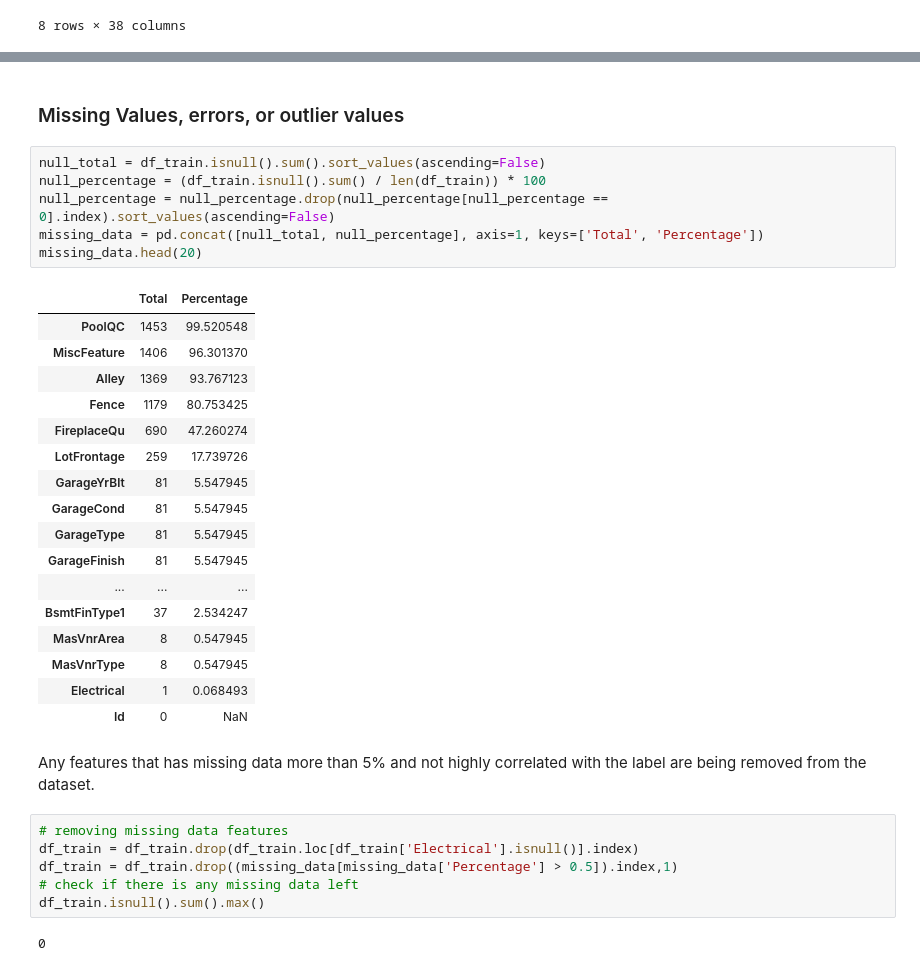
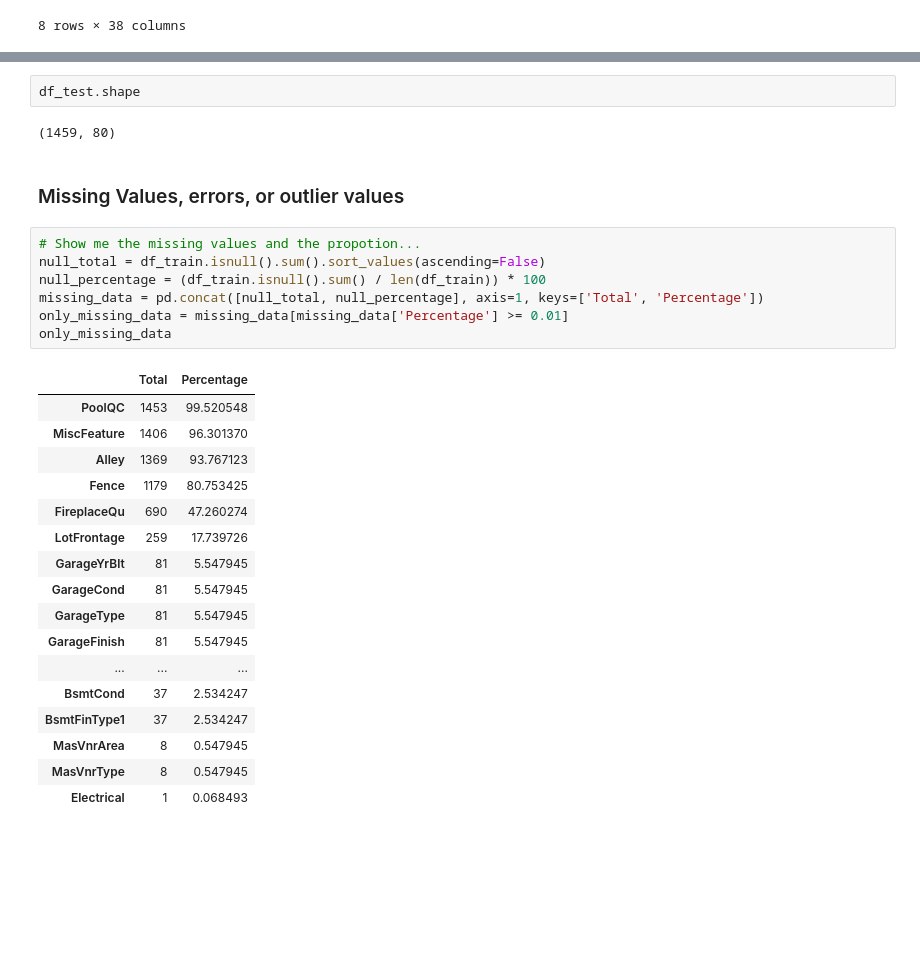
Before and after one commit to LooyeeNg/DataScienceProjects, a Jupyter notebook: house price predictions/house-price-predictions.ipynb, the cells around one changed output, grey strips where cells are left out. Drawn from its saved outputs; the diff is of its cells as text; blank space fills up the shorter version.

Commit message:
Column Names, Missing Values, Numerical Variables

```diff
--- a/house price predictions/house-price-predictions.ipynb
+++ b/house price predictions/house-price-predictions.ipynb
@@ -50,36 +56,31 @@ plt.show()
+# %%
+df_test.shape
+# %% [output]
+(1459, 80)
 # %% [markdown]
 ### Missing Values, errors, or outlier values
 # %%
+# Show me the missing values and the propotion...
 null_total = df_train.isnull().sum().sort_values(ascending=False)
 null_percentage = (df_train.isnull().sum() / len(df_train)) * 100
-null_percentage = null_percentage.drop(null_percentage[null_percentage == 0].index).sort_values(ascending=False)
 missing_data = pd.concat([null_total, null_percentage], axis=1, keys=['Total', 'Percentage'])
-missing_data.head(20)
+only_missing_data = missing_data[missing_data['Percentage'] >= 0.01]
+only_missing_data
 # %% [output]
 |  | Total | Percentage |
 | PoolQC | 1453 | 99.520548 |
 | MiscFeature | 1406 | 96.301370 |
 | Alley | 1369 | 93.767123 |
 | Fence | 1179 | 80.753425 |
 | FireplaceQu | 690 | 47.260274 |
 | LotFrontage | 259 | 17.739726 |
 | GarageYrBlt | 81 | 5.547945 |
 | GarageCond | 81 | 5.547945 |
 | GarageType | 81 | 5.547945 |
 | GarageFinish | 81 | 5.547945 |
 | ... | ... | ... |
+| BsmtCond | 37 | 2.534247 |
 | BsmtFinType1 | 37 | 2.534247 |
 | MasVnrArea | 8 | 0.547945 |
 | MasVnrType | 8 | 0.547945 |
 | Electrical | 1 | 0.068493 |
-| Id | 0 | NaN |
-# %% [markdown]
-Any features that has missing data more than 5% and not highly correlated with the label are being removed from the dataset.
-# %%
-# removing missing data features
-df_train = df_train.drop(df_train.loc[df_train['Electrical'].isnull()].index)
-df_train = df_train.drop((missing_data[missing_data['Percentage'] > 0.5]).index,1)
-# check if there is any missing data left
-df_train.isnull().sum().max()
-# %% [output]
-0
```
Also changed, not shown: parts of 27 cells of this notebook.
